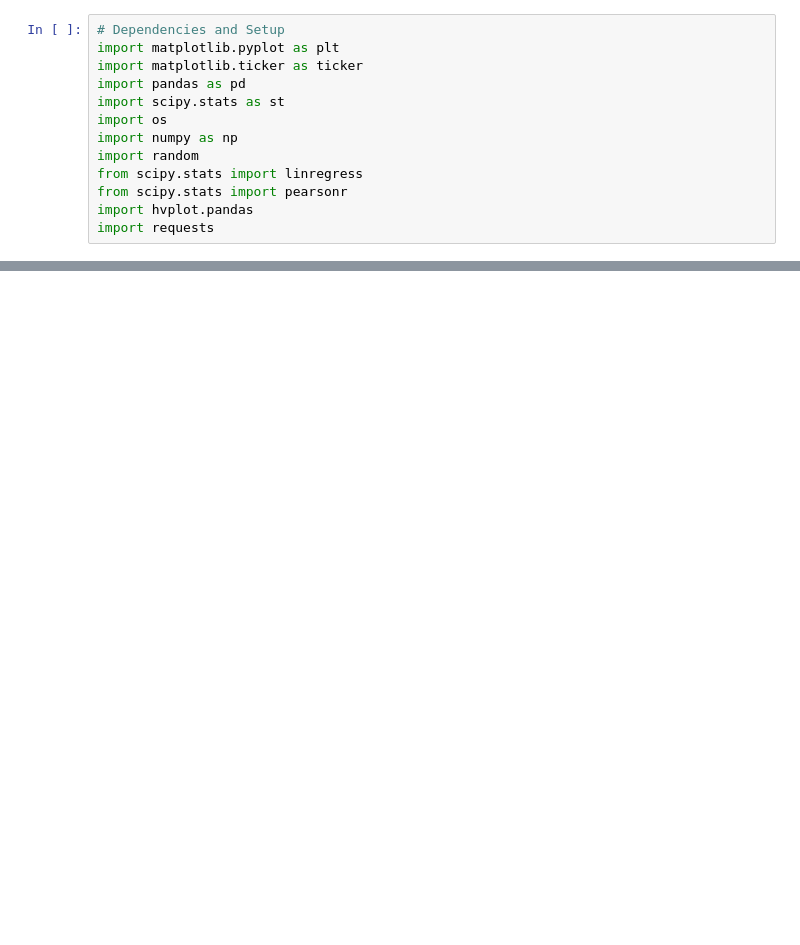
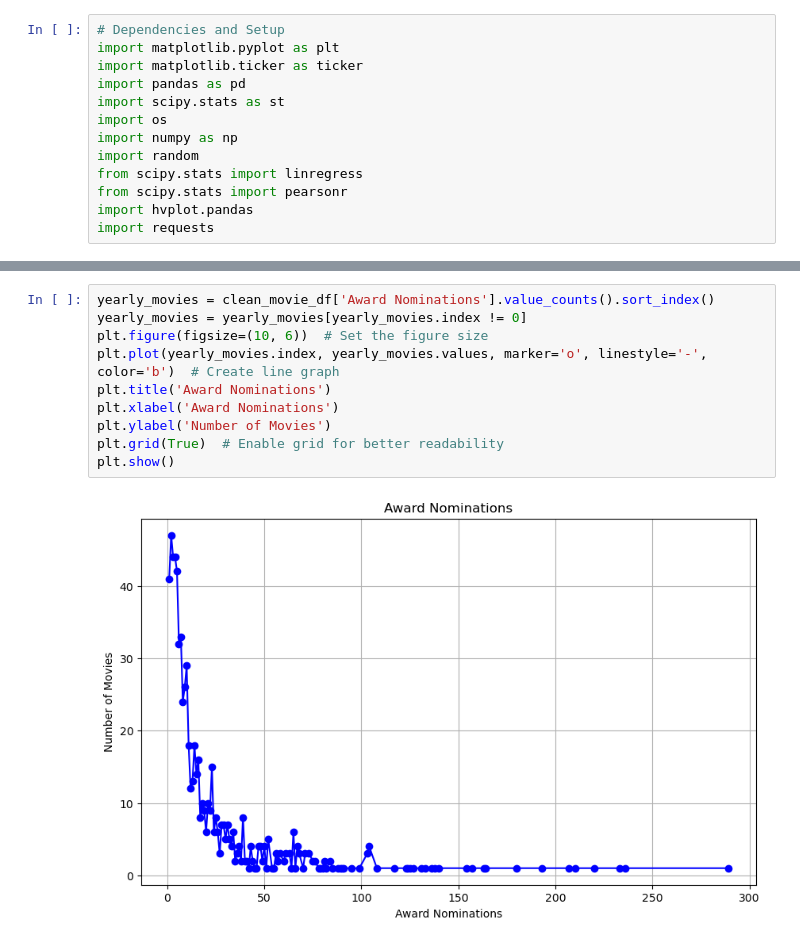
Before and after one commit to jvwastaken/Blockbuster-Breakdown, a Jupyter notebook: sloucel_analysis/movie_awards_analysis.ipynb, the cells around one changed output, grey strips where cells are left out. Saved outputs shown, nothing was run; the diff lists cells and outputs as text; blank space fills up the shorter version.

```diff
--- a/sloucel_analysis/movie_awards_analysis.ipynb
+++ b/sloucel_analysis/movie_awards_analysis.ipynb
@@ -298,0 +172,12 @@ clean_movie_df2.to_csv('movies_awards_analysis.csv', index=False)
+# %%
+yearly_movies = clean_movie_df['Award Nominations'].value_counts().sort_index()
+yearly_movies = yearly_movies[yearly_movies.index != 0]
+plt.figure(figsize=(10, 6))  # Set the figure size
+plt.plot(yearly_movies.index, yearly_movies.values, marker='o', linestyle='-', color='b')  # Create line graph
+plt.title('Award Nominations')
+plt.xlabel('Award Nominations')
+plt.ylabel('Number of Movies')
+plt.grid(True)  # Enable grid for better readability
+plt.show()
+# %% [output]
+[figure, added]
```
Also changed, not shown: parts of 29 cells of this notebook, 2 other files.
